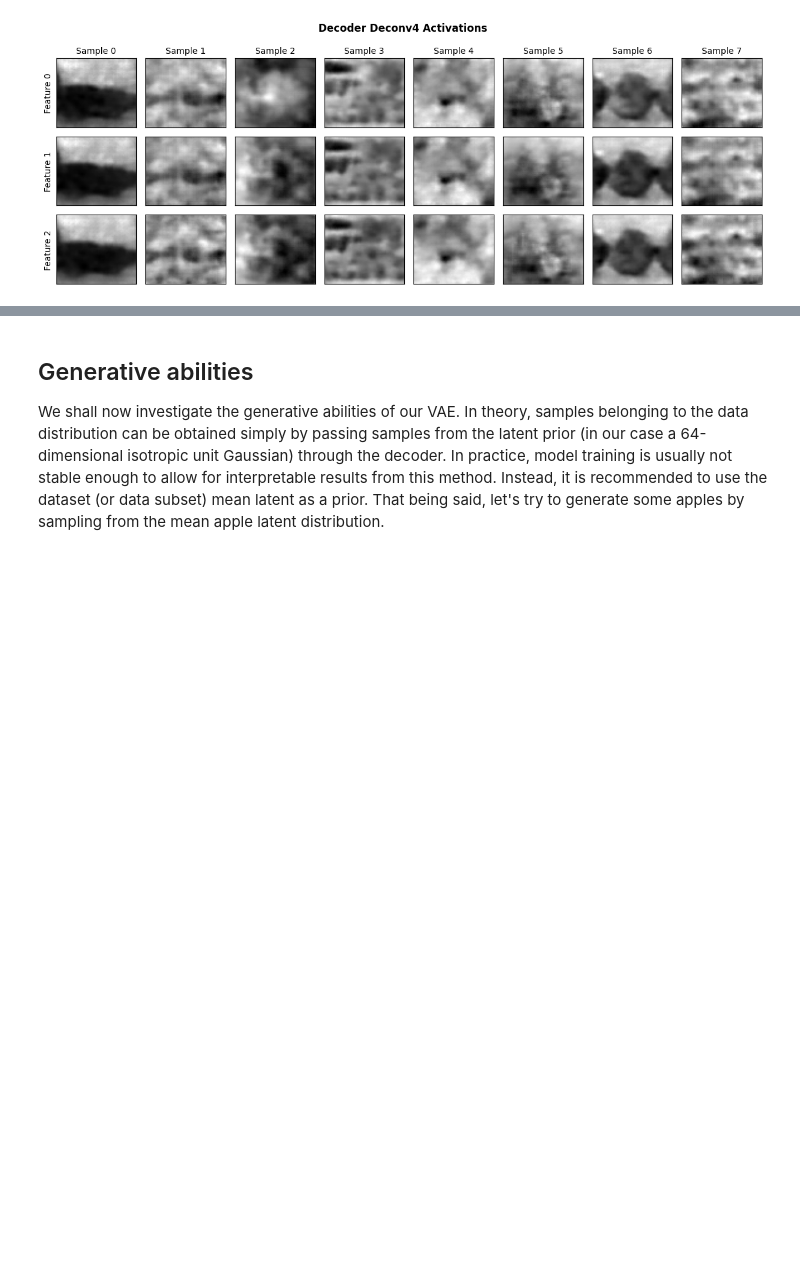
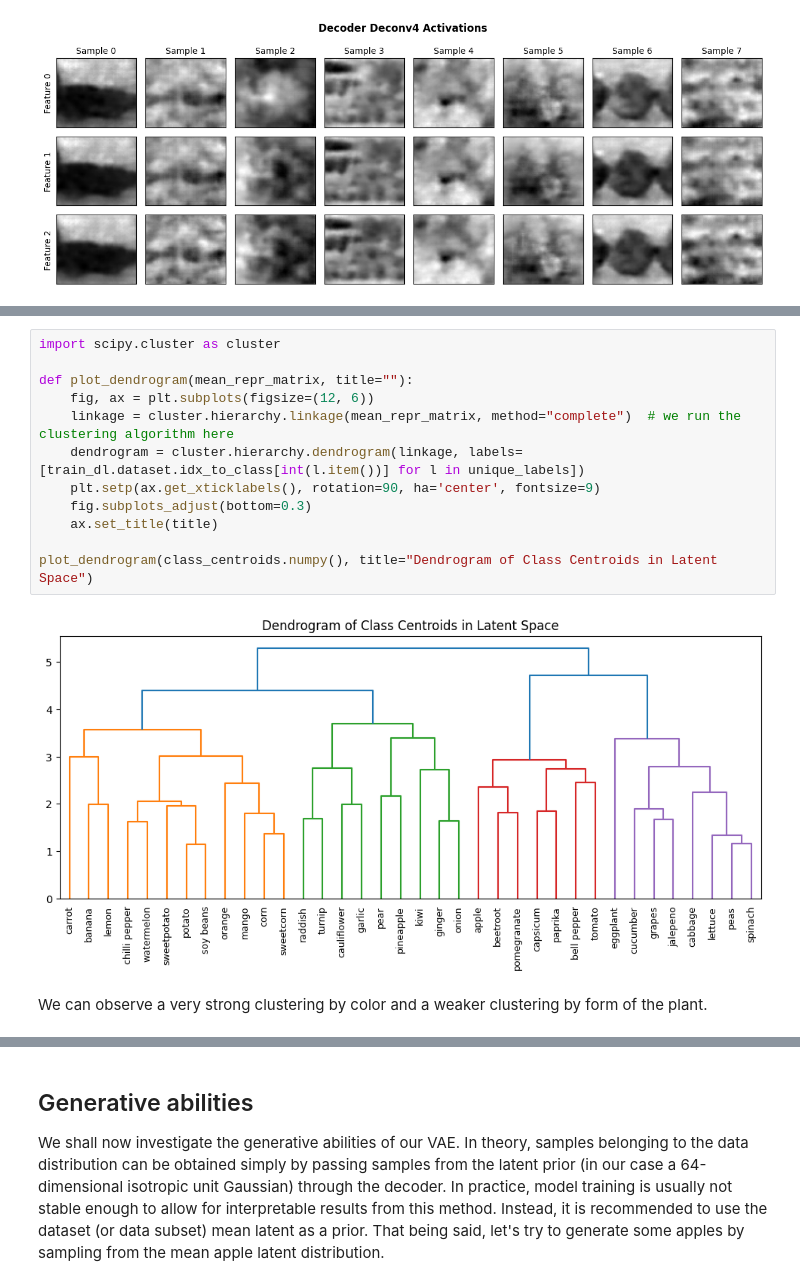
Before and after one commit to frederikdammeier/unipd-cognition-computation, a Jupyter notebook: main.ipynb, the cells around one changed output, grey strips where cells are left out. Drawn from its saved outputs; the diff is of its cells as text; blank space fills up the shorter version.

```diff
--- a/main.ipynb
+++ b/main.ipynb
@@ -383,0 +444,16 @@ plt.show()
+# %%
+import scipy.cluster as cluster
+
+def plot_dendrogram(mean_repr_matrix, title=""):
+    fig, ax = plt.subplots(figsize=(12, 6))
+    linkage = cluster.hierarchy.linkage(mean_repr_matrix, method="complete")  # we run the clustering algorithm here
+    dendrogram = cluster.hierarchy.dendrogram(linkage, labels=[train_dl.dataset.idx_to_class[int(l.item())] for l in unique_labels])
+    plt.setp(ax.get_xticklabels(), rotation=90, ha='center', fontsize=9)
+    fig.subplots_adjust(bottom=0.3)
+    ax.set_title(title)
+
+plot_dendrogram(class_centroids.numpy(), title="Dendrogram of Class Centroids in Latent Space")
+# %% [output]
+[figure, added]
+# %% [markdown]
+We can observe a very strong clustering by color and a weaker clustering by form of the plant.
```
Also changed, not shown: parts of 44 cells of this notebook.
